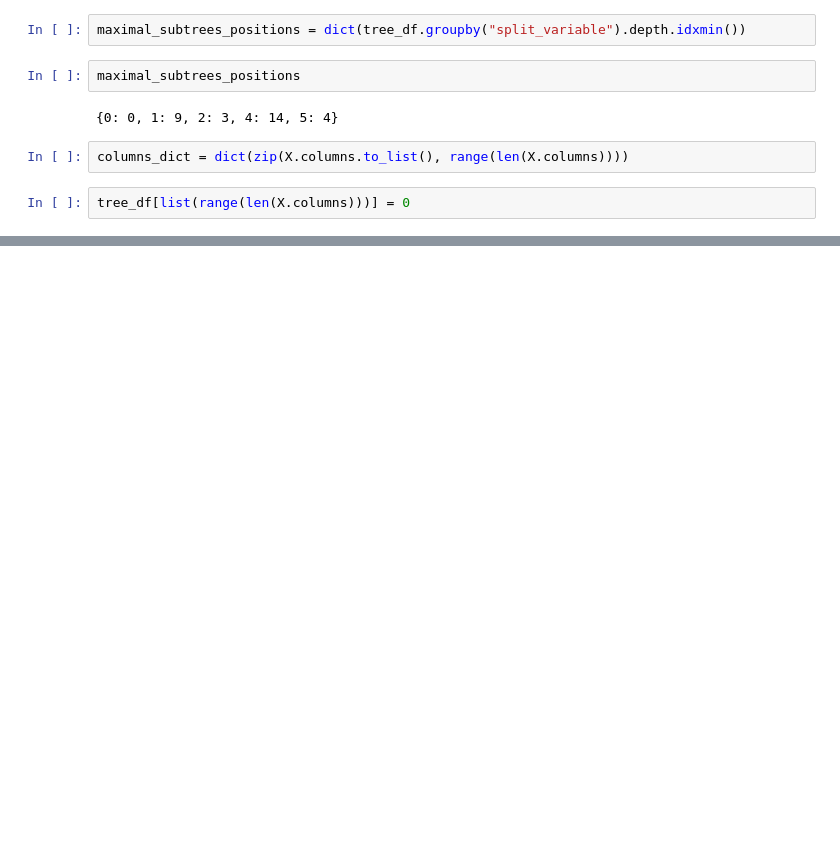
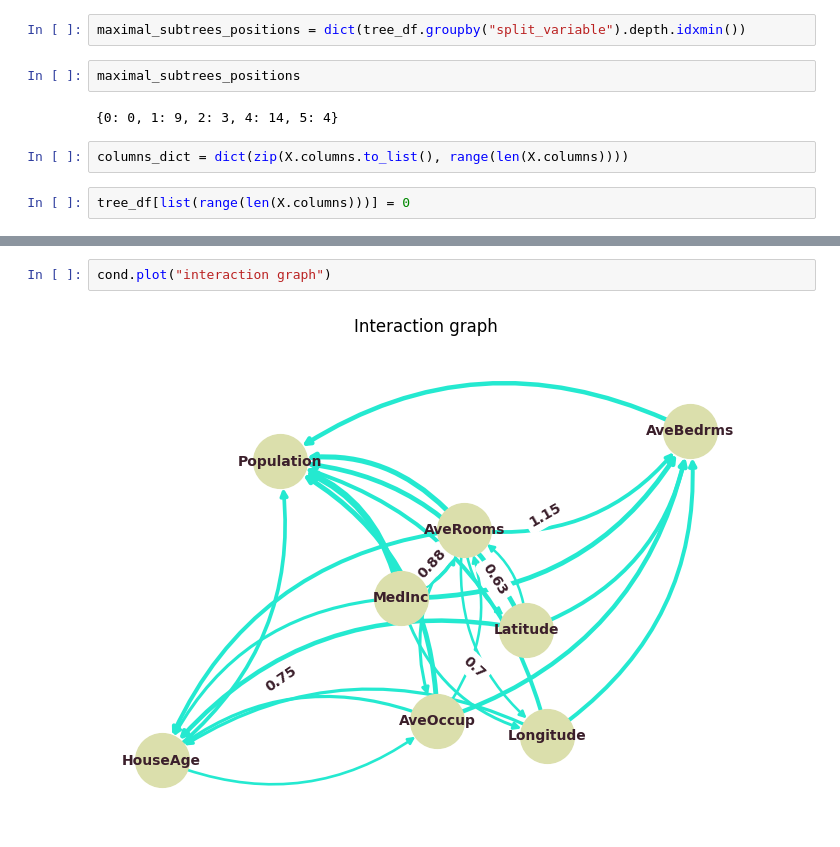
Before and after one commit to pyartemis/artemis, a Jupyter notebook: experiments/cond_depth_experiments.ipynb, the cells around one changed output, grey strips where cells are left out. Drawn from its saved outputs; the diff is of its cells as text; blank space fills up the shorter version.

```diff
--- a/experiments/cond_depth_experiments.ipynb
+++ b/experiments/cond_depth_experiments.ipynb
@@ -223,0 +354,4 @@ res.head(15)
+# %%
+cond.plot("interaction graph")
+# %% [output]
+[figure, added]
```
Also changed, not shown: parts of 24 cells of this notebook, 7 other files.
